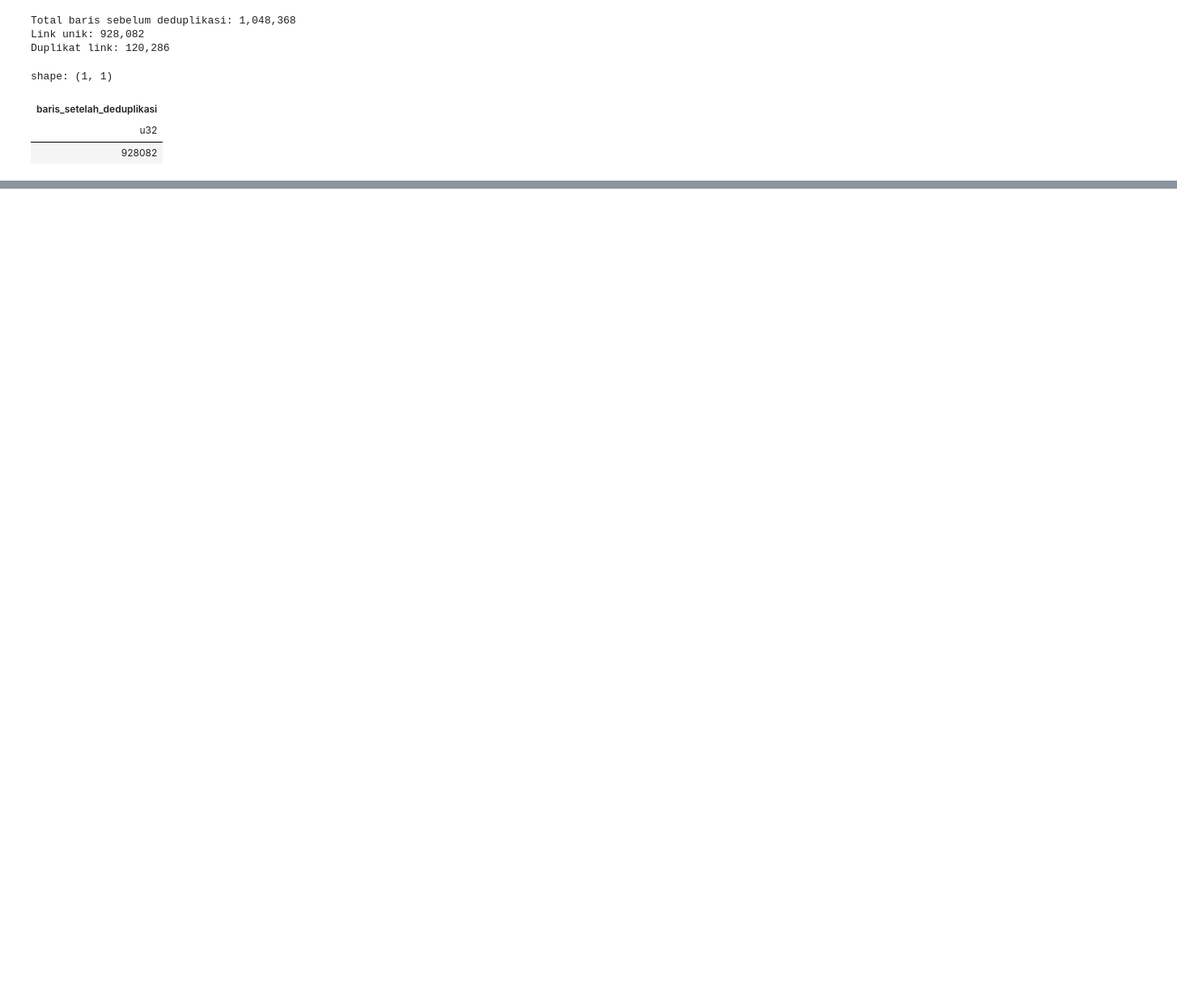
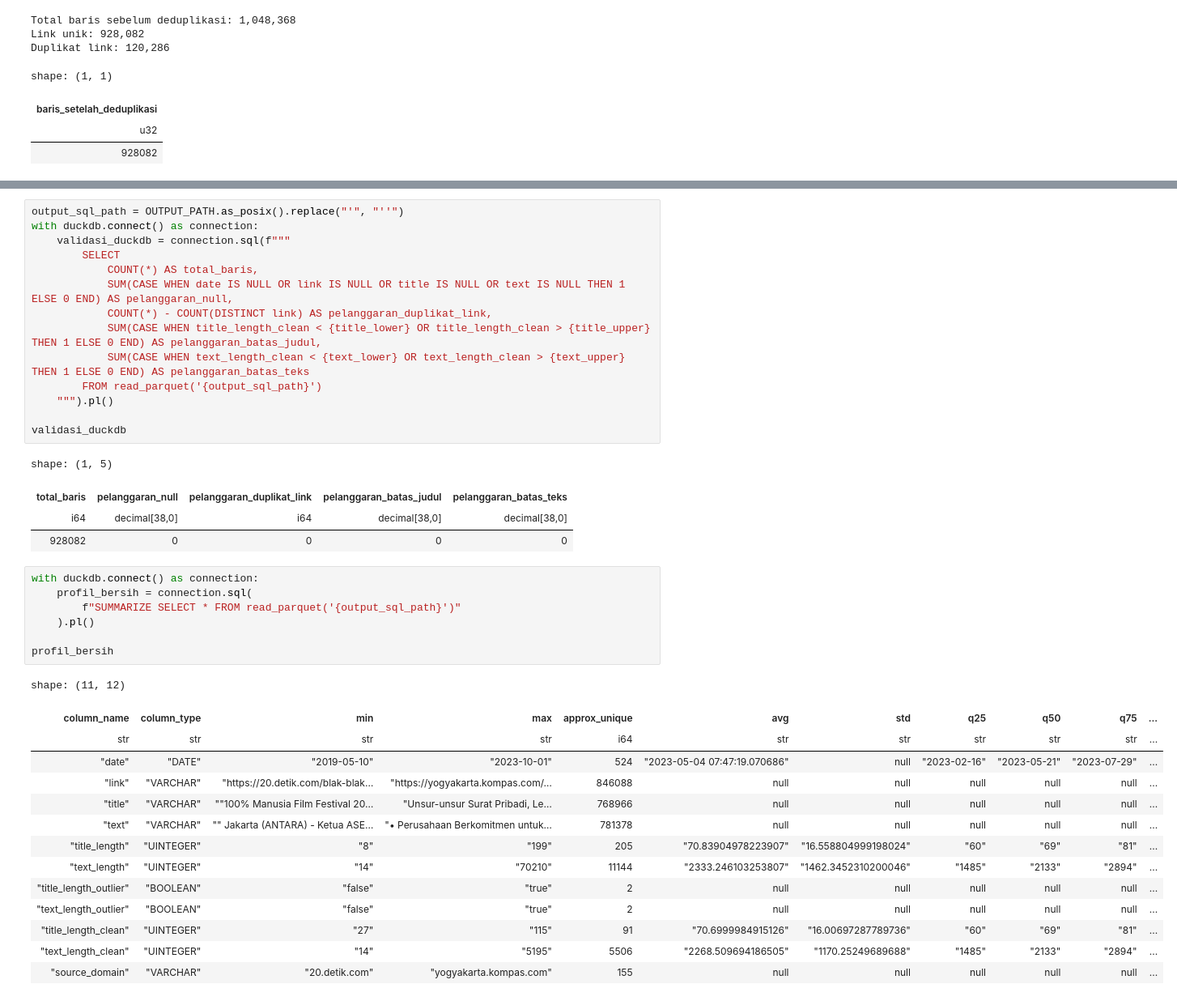
Before and after one commit to ravlindo/tugas1-MohammadRavlindoS, a Jupyter notebook: notebooks/02_data_cleaning.ipynb, the cells around one changed output, grey strips where cells are left out. Shown at 81% size. Cells and saved outputs as stored; diff of their text form; blank space fills up the shorter version.

```diff
--- a/notebooks/02_data_cleaning.ipynb
+++ b/notebooks/02_data_cleaning.ipynb
@@ -230,0 +296,41 @@ shape: (1, 1)
+# %%
+output_sql_path = OUTPUT_PATH.as_posix().replace("'", "''")
+with duckdb.connect() as connection:
+    validasi_duckdb = connection.sql(f"""
+        SELECT
+            COUNT(*) AS total_baris,
+            SUM(CASE WHEN date IS NULL OR link IS NULL OR title IS NULL OR text IS NULL THEN 1 ELSE 0 END) AS pelanggaran_null,
+            COUNT(*) - COUNT(DISTINCT link) AS pelanggaran_duplikat_link,
+            SUM(CASE WHEN title_length_clean < {title_lower} OR title_length_clean > {title_upper} THEN 1 ELSE 0 END) AS pelanggaran_batas_judul,
+            SUM(CASE WHEN text_length_clean < {text_lower} OR text_length_clean > {text_upper} THEN 1 ELSE 0 END) AS pelanggaran_batas_teks
+        FROM read_parquet('{output_sql_path}')
+    """).pl()
+
+validasi_duckdb
+# %% [output]
+shape: (1, 5)
+| total_baris | pelanggaran_null | pelanggaran_duplikat_link | pelanggaran_batas_judul | pelanggaran_batas_teks |
+| i64 | decimal[38,0] | i64 | decimal[38,0] | decimal[38,0] |
+| 928082 | 0 | 0 | 0 | 0 |
+# %%
+with duckdb.connect() as connection:
+    profil_bersih = connection.sql(
+        f"SUMMARIZE SELECT * FROM read_parquet('{output_sql_path}')"
+    ).pl()
+
+profil_bersih
+# %% [output]
+shape: (11, 12)
+| column_name | column_type | min | max | approx_unique | avg | std | q25 | q50 | q75 | ... |
+| str | str | str | str | i64 | str | str | str | str | str | ... |
+| "date" | "DATE" | "2019-05-10" | "2023-10-01" | 524 | "2023-05-04 07:47:19.070686" | null | "2023-02-16" | "2023-05-21" | "2023-07-29" | ... |
+| "link" | "VARCHAR" | "https://20.detik.com/blak-blak… | "https://yogyakarta.kompas.com/… | 846088 | null | null | null | null | null | ... |
+| "title" | "VARCHAR" | ""100% Manusia Film Festival 20… | "﻿Unsur-unsur Surat Pribadi, Le… | 768966 | null | null | null | null | null | ... |
+| "text" | "VARCHAR" | "" Jakarta (ANTARA) - Ketua ASE… | "• Perusahaan Berkomitmen untuk… | 781378 | null | null | null | null | null | ... |
+| "title_length" | "UINTEGER" | "8" | "199" | 205 | "70.83904978223907" | "16.558804999198024" | "60" | "69" | "81" | ... |
+| "text_length" | "UINTEGER" | "14" | "70210" | 11144 | "2333.246103253807" | "1462.3452310200046" | "1485" | "2133" | "2894" | ... |
+| "title_length_outlier" | "BOOLEAN" | "false" | "true" | 2 | null | null | null | null | null | ... |
+| "text_length_outlier" | "BOOLEAN" | "false" | "true" | 2 | null | null | null | null | null | ... |
+| "title_length_clean" | "UINTEGER" | "27" | "115" | 91 | "70.6999984915126" | "16.00697287789736" | "60" | "69" | "81" | ... |
+| "text_length_clean" | "UINTEGER" | "14" | "5195" | 5506 | "2268.509694186505" | "1170.25249689688" | "1485" | "2133" | "2894" | ... |
+| "source_domain" | "VARCHAR" | "20.detik.com" | "yogyakarta.kompas.com" | 155 | null | null | null | null | null | ... |
```
Also changed, not shown: parts of 7 cells of this notebook.
